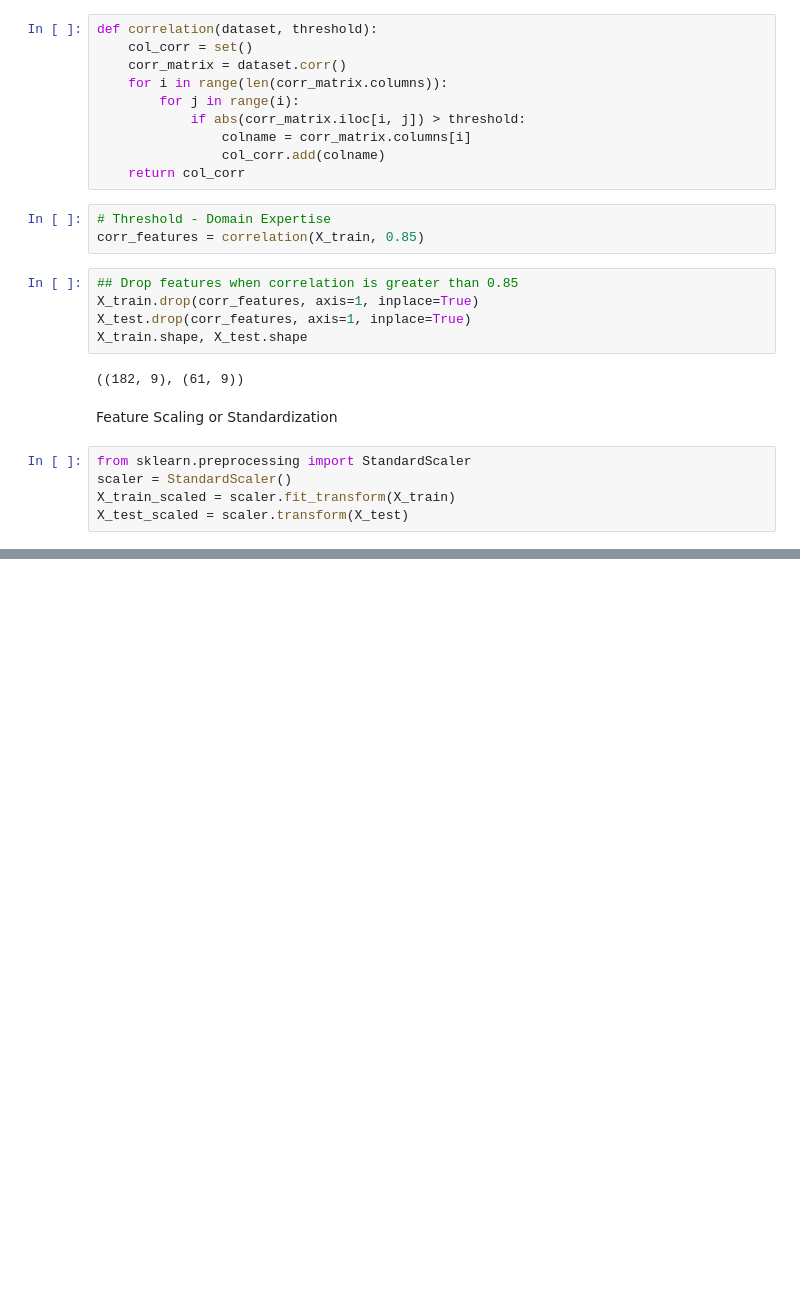
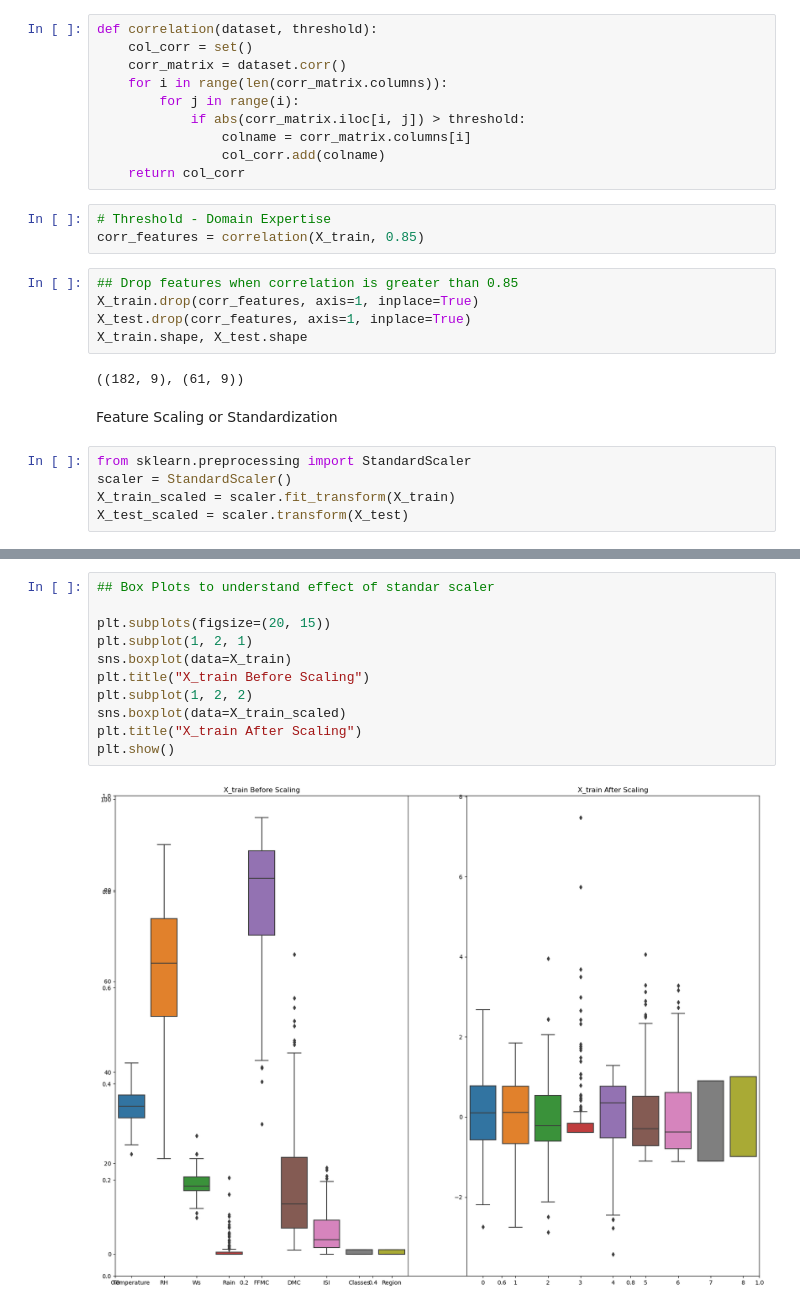
Before and after one commit to cyrolux123/Machine-Learning-Detailed, a Jupyter notebook: Regression/model-training.ipynb, the cells around one changed output, grey strips where cells are left out. Saved outputs shown, nothing was run; the diff lists cells and outputs as text; blank space fills up the shorter version.

```diff
--- a/Regression/model-training.ipynb
+++ b/Regression/model-training.ipynb
@@ -163,0 +180,13 @@ X_test_scaled = scaler.transform(X_test)
+# %%
+## Box Plots to understand effect of standar scaler
+
+plt.subplots(figsize=(20, 15))
+plt.subplot(1, 2, 1)
+sns.boxplot(data=X_train)
+plt.title("X_train Before Scaling")
+plt.subplot(1, 2, 2)
+sns.boxplot(data=X_train_scaled)
+plt.title("X_train After Scaling")
+plt.show()
+# %% [output]
+[figure, added]
```
Also changed, not shown: parts of 1 cell of this notebook.
